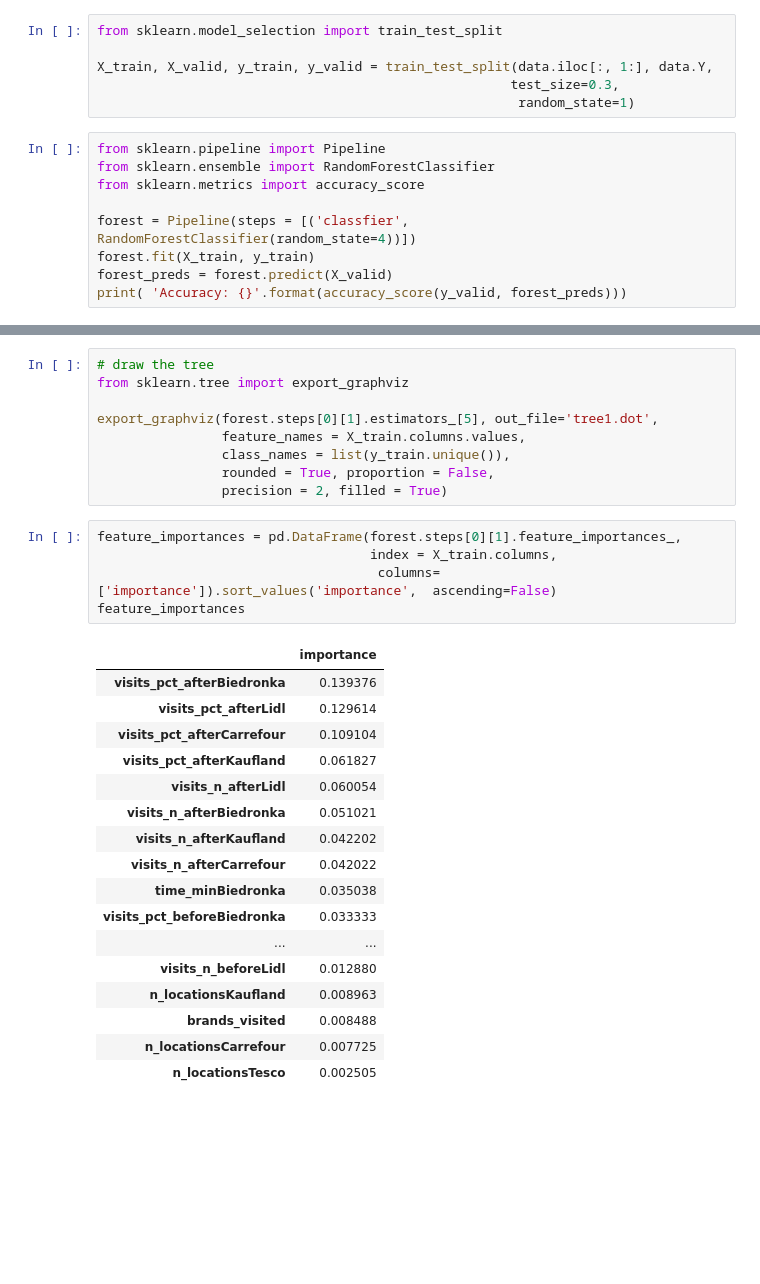
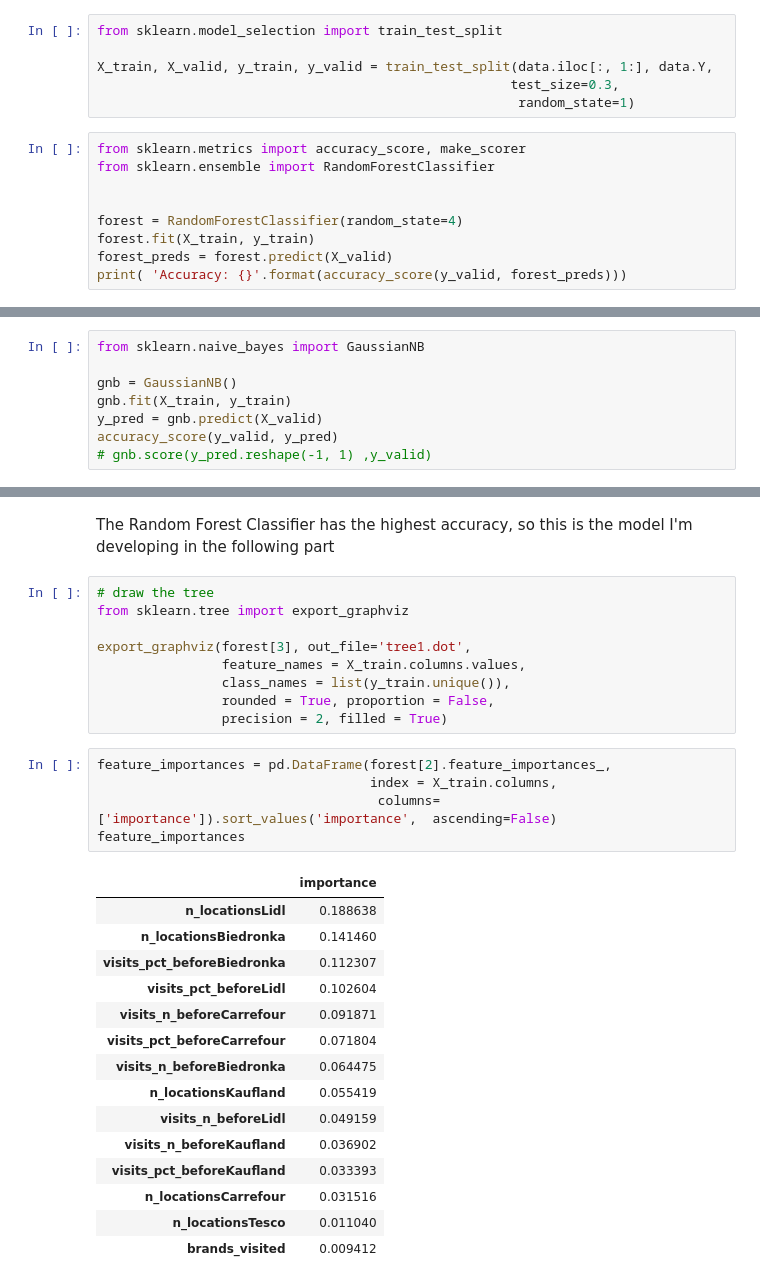
Before and after one commit to kwro/Tesco_analysis_with_RandomForest, a Jupyter notebook: Tesco_analysis_with_RandomForest.ipynb, the cells around one changed output, grey strips where cells are left out. Drawn from its saved outputs; the diff is of its cells as text; blank space fills up the shorter version.

```diff
--- a/Tesco_analysis_with_RandomForest.ipynb
+++ b/Tesco_analysis_with_RandomForest.ipynb
@@ -21,11 +21,11 @@ X_train, X_valid, y_train, y_valid = train_test_split(data.iloc[:, 1:], data.Y,
                                                      test_size=0.3,
                                                       random_state=1)
 # %%
-from sklearn.pipeline import Pipeline
+from sklearn.metrics import accuracy_score, make_scorer
 from sklearn.ensemble import RandomForestClassifier
-from sklearn.metrics import accuracy_score
 
-forest = Pipeline(steps = [('classfier', RandomForestClassifier(random_state=4))])
+
+forest = RandomForestClassifier(random_state=4)
 forest.fit(X_train, y_train)
 forest_preds = forest.predict(X_valid)
 print( 'Accuracy: {}'.format(accuracy_score(y_valid, forest_preds)))
@@ -33,0 +44,8 @@ Accuracy: 0.8504672897196262
+# %%
+from sklearn.naive_bayes import GaussianNB
+
+gnb = GaussianNB()
+gnb.fit(X_train, y_train)
+y_pred = gnb.predict(X_valid)
+accuracy_score(y_valid, y_pred)
+# gnb.score(y_pred.reshape(-1, 1) ,y_valid)
@@ -34,32 +63,32 @@ Accuracy: 0.8504672897196262
+# %% [markdown]
+The Random Forest Classifier has the highest accuracy, so this is the model I'm developing in the following part
 # %%
 # draw the tree
 from sklearn.tree import export_graphviz
 
-export_graphviz(forest.steps[0][1].estimators_[5], out_file='tree1.dot',
+export_graphviz(forest[3], out_file='tree1.dot',
                 feature_names = X_train.columns.values,
                 class_names = list(y_train.unique()),
                 rounded = True, proportion = False,
                 precision = 2, filled = True)
 # %%
-feature_importances = pd.DataFrame(forest.steps[0][1].feature_importances_,
+feature_importances = pd.DataFrame(forest[2].feature_importances_,
                                    index = X_train.columns,
                                     columns=['importance']).sort_values('importance',  ascending=False)
 feature_importances
 # %% [output]
 |  | importance |
-| visits_pct_afterBiedronka | 0.139376 |
-| visits_pct_afterLidl | 0.129614 |
-| visits_pct_afterCarrefour | 0.109104 |
-| visits_pct_afterKaufland | 0.061827 |
-| visits_n_afterLidl | 0.060054 |
-| visits_n_afterBiedronka | 0.051021 |
-| visits_n_afterKaufland | 0.042202 |
-| visits_n_afterCarrefour | 0.042022 |
-| time_minBiedronka | 0.035038 |
-| visits_pct_beforeBiedronka | 0.033333 |
-| ... | ... |
-| visits_n_beforeLidl | 0.012880 |
-| n_locationsKaufland | 0.008963 |
-| brands_visited | 0.008488 |
-| n_locationsCarrefour | 0.007725 |
-| n_locationsTesco | 0.002505 |
+| n_locationsLidl | 0.188638 |
+| n_locationsBiedronka | 0.141460 |
+| visits_pct_beforeBiedronka | 0.112307 |
+| visits_pct_beforeLidl | 0.102604 |
+| visits_n_beforeCarrefour | 0.091871 |
+| visits_pct_beforeCarrefour | 0.071804 |
+| visits_n_beforeBiedronka | 0.064475 |
+| n_locationsKaufland | 0.055419 |
+| visits_n_beforeLidl | 0.049159 |
+| visits_n_beforeKaufland | 0.036902 |
+| visits_pct_beforeKaufland | 0.033393 |
+| n_locationsCarrefour | 0.031516 |
+| n_locationsTesco | 0.011040 |
+| brands_visited | 0.009412 |
```
Also changed, not shown: parts of 13 cells of this notebook, 1 other file.
